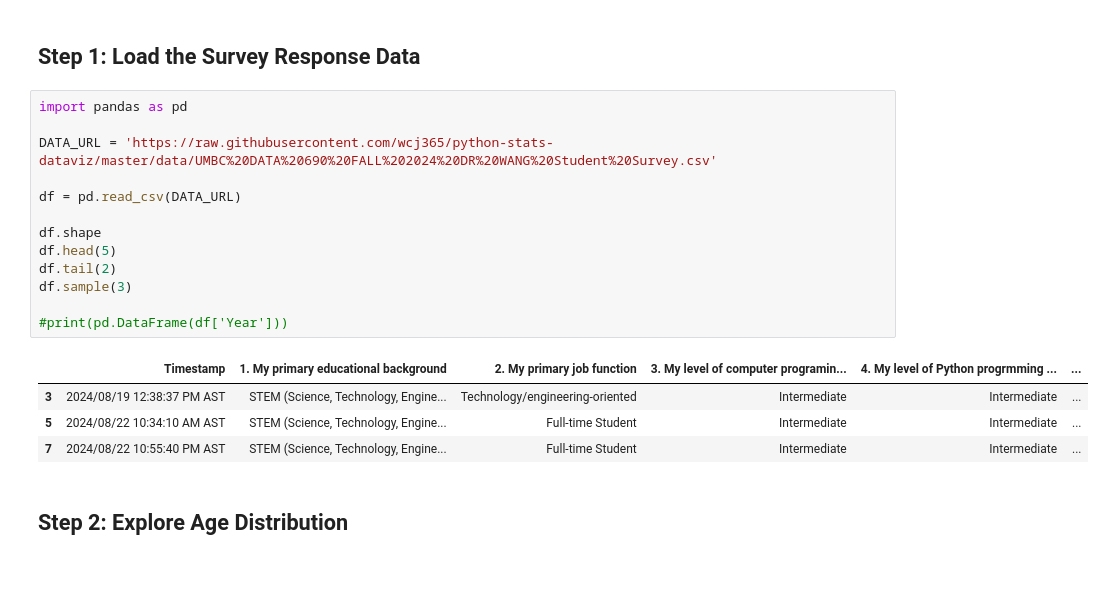
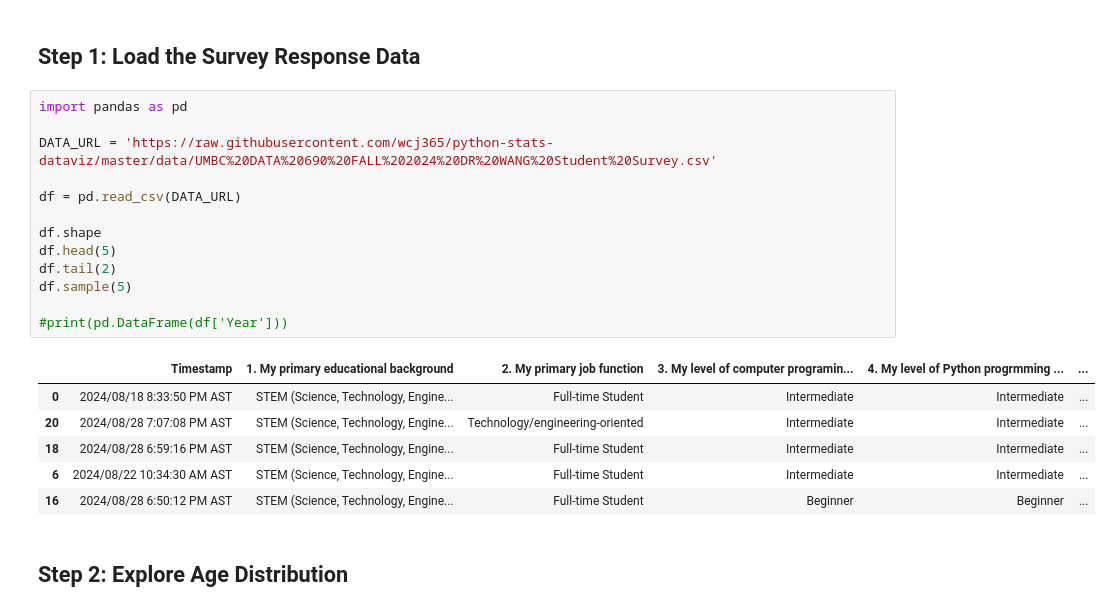
Before and after one commit to tsnow2010/umbc_data690_fall2024, a Jupyter notebook: session_02.ipynb, the cells around one changed output. Saved outputs shown, nothing was run; the diff lists cells and outputs as text; blank space fills up the shorter version.

```diff
--- a/session_02.ipynb
+++ b/session_02.ipynb
@@ -9,21 +9,23 @@
 # %%
 import pandas as pd
 
 DATA_URL = 'https://raw.githubusercontent.com/wcj365/python-stats-dataviz/master/data/UMBC%20DATA%20690%20FALL%202024%20DR%20WANG%20Student%20Survey.csv'
 
 df = pd.read_csv(DATA_URL)
 
 df.shape
 df.head(5)
 df.tail(2)
-df.sample(3)
+df.sample(5)
 
 #print(pd.DataFrame(df['Year']))
 # %% [output]
 |  | Timestamp | 1. My primary educational background | 2. My primary job function | 3. My level of computer programin... | 4. My level of Python progrmming ... | ... |
-| 3 | 2024/08/19 12:38:37 PM AST | STEM (Science, Technology, Engine... | Technology/engineering-oriented | Intermediate | Intermediate | ... |
-| 5 | 2024/08/22 10:34:10 AM AST | STEM (Science, Technology, Engine... | Full-time Student | Intermediate | Intermediate | ... |
-| 7 | 2024/08/22 10:55:40 PM AST | STEM (Science, Technology, Engine... | Full-time Student | Intermediate | Intermediate | ... |
+| 0 | 2024/08/18 8:33:50 PM AST | STEM (Science, Technology, Engine... | Full-time Student | Intermediate | Intermediate | ... |
+| 20 | 2024/08/28 7:07:08 PM AST | STEM (Science, Technology, Engine... | Technology/engineering-oriented | Intermediate | Intermediate | ... |
+| 18 | 2024/08/28 6:59:16 PM AST | STEM (Science, Technology, Engine... | Full-time Student | Intermediate | Intermediate | ... |
+| 6 | 2024/08/22 10:34:30 AM AST | STEM (Science, Technology, Engine... | Full-time Student | Intermediate | Intermediate | ... |
+| 16 | 2024/08/28 6:50:12 PM AST | STEM (Science, Technology, Engine... | Full-time Student | Beginner | Beginner | ... |
 # %% [markdown]
 ## Step 2: Explore Age Distribution
 # %%
```
Also changed, not shown: parts of 8 cells of this notebook.
